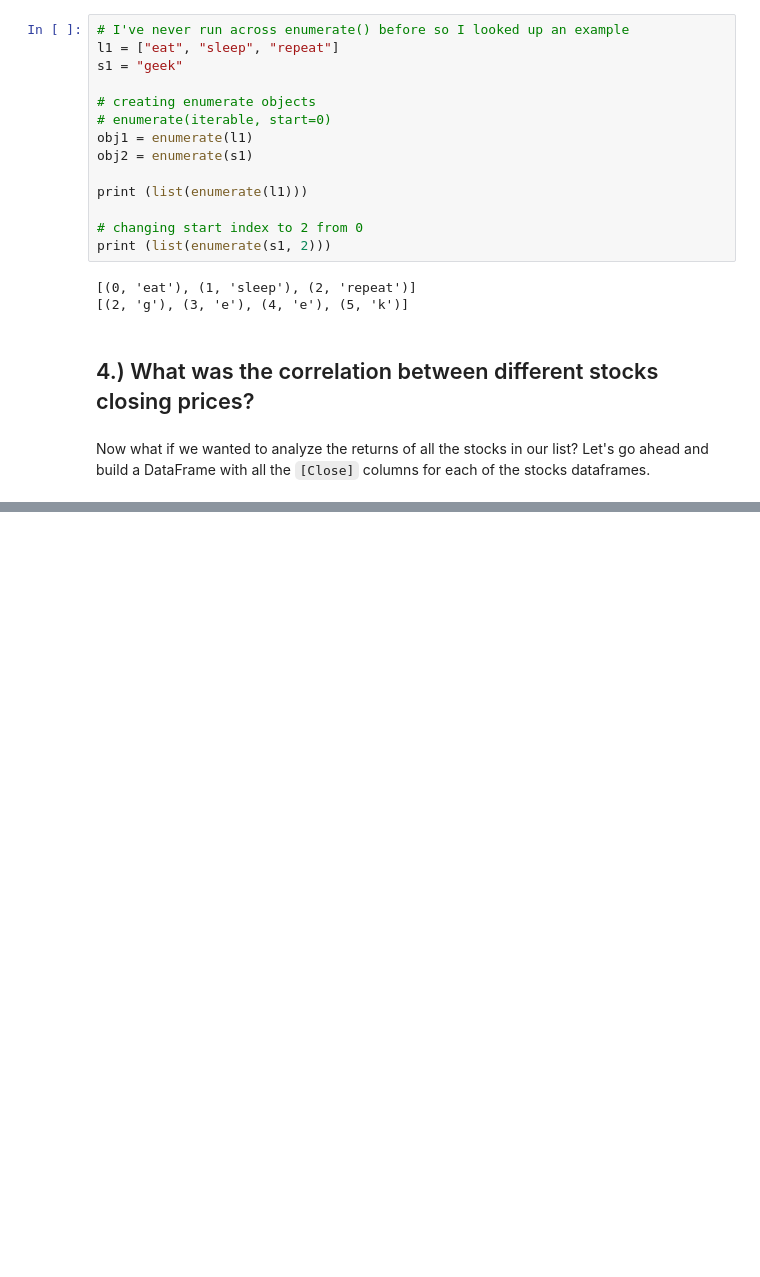
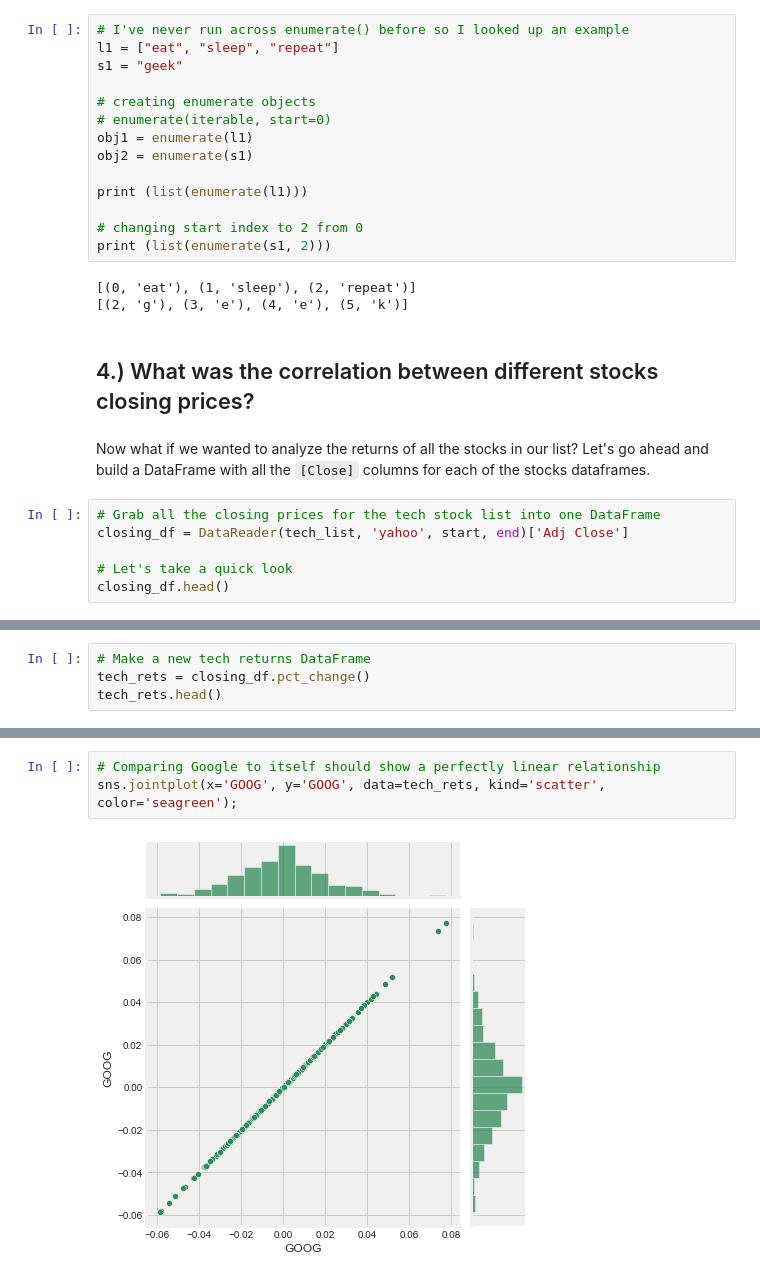
Before and after one commit to ameliameyer/stock_market_prediction, a Jupyter notebook: sman_amelia.ipynb, the cells around one changed output, grey strips where cells are left out. Cells and saved outputs as stored; diff of their text form; blank space fills up the shorter version.

```diff
--- a/sman_amelia.ipynb
+++ b/sman_amelia.ipynb
@@ -420,3 +422,9 @@ print (list(enumerate(s1, 2)))
 ## 4.) What was the correlation between different stocks closing prices?
 # %% [markdown]
 Now what if we wanted to analyze the returns of all the stocks in our list? Let's go ahead and build a DataFrame with all the `[Close]` columns for each of the stocks dataframes.
+# %%
+# Grab all the closing prices for the tech stock list into one DataFrame
+closing_df = DataReader(tech_list, 'yahoo', start, end)['Adj Close']
+
+# Let's take a quick look
+closing_df.head()
@@ -422,0 +439,4 @@ Now what if we wanted to analyze the returns of all the stocks in our list? Let'
+# %%
+# Make a new tech returns DataFrame
+tech_rets = closing_df.pct_change()
+tech_rets.head()
@@ -422,0 +451,5 @@ Now what if we wanted to analyze the returns of all the stocks in our list? Let'
+# %%
+# Comparing Google to itself should show a perfectly linear relationship
+sns.jointplot(x='GOOG', y='GOOG', data=tech_rets, kind='scatter', color='seagreen');
+# %% [output]
+[figure, added]
```
Also changed, not shown: parts of 38 cells of this notebook.
